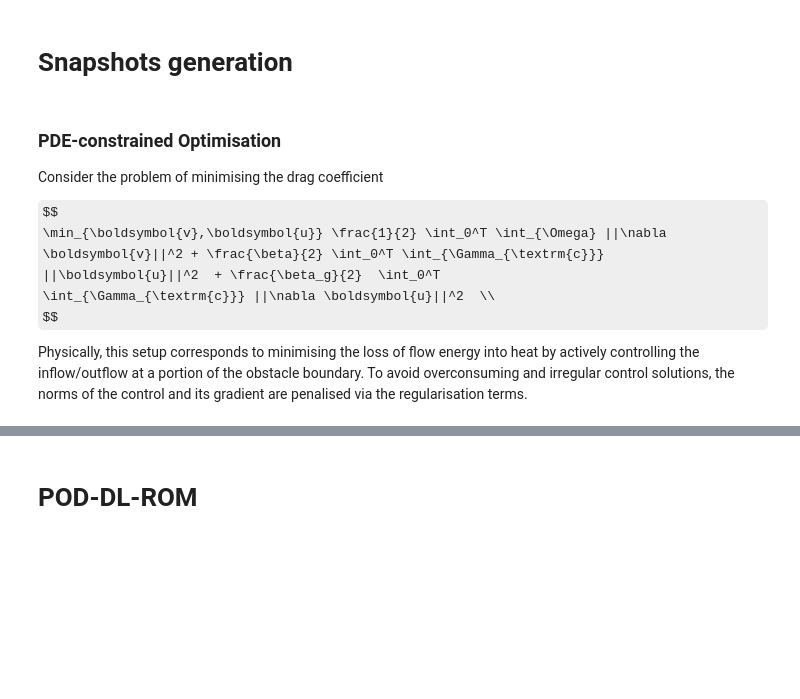
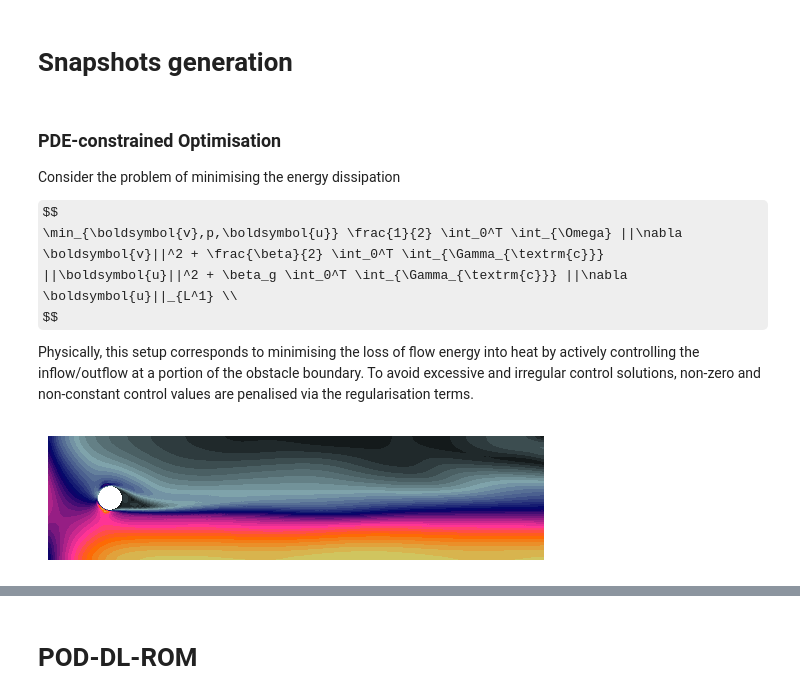
Before and after one commit to MatteoTomasetto/OCP-DL-ROM, a Jupyter notebook: UnsteadyFlowControl.ipynb, the cells around one changed output, grey strips where cells are left out. Drawn from its saved outputs; the diff is of its cells as text; code cells hidden in the pictures; some formulas as TeX source; blank space fills up the shorter version.

```diff
--- a/UnsteadyFlowControl.ipynb
+++ b/UnsteadyFlowControl.ipynb
@@ -255,14 +282,13 @@ plt.show()
 # %% [markdown]
 ### PDE-constrained Optimisation
 
-Consider the problem of minimising the drag coefficient
+Consider the problem of minimising the energy dissipation
 
 $$
-\min_{\boldsymbol{v},\boldsymbol{u}} \frac{1}{2} \int_0^T \int_{\Omega} ||\nabla \boldsymbol{v}||^2 + \frac{\beta}{2} \int_0^T \int_{\Gamma_{\textrm{c}}} ||\boldsymbol{u}||^2  + \frac{\beta_g}{2}  \int_0^T
-\int_{\Gamma_{\textrm{c}}} ||\nabla \boldsymbol{u}||^2  \\
+\min_{\boldsymbol{v},p,\boldsymbol{u}} \frac{1}{2} \int_0^T \int_{\Omega} ||\nabla \boldsymbol{v}||^2 + \frac{\beta}{2} \int_0^T \int_{\Gamma_{\textrm{c}}} ||\boldsymbol{u}||^2 + \beta_g \int_0^T \int_{\Gamma_{\textrm{c}}} ||\nabla \boldsymbol{u}||_{L^1} \\
 $$
 
-Physically, this setup corresponds to minimising the loss of flow energy into heat by actively controlling the inflow/outflow at a portion of the obstacle boundary. To avoid overconsuming and irregular control solutions, the norms of the control and its gradient are penalised via the regularisation terms.
+Physically, this setup corresponds to minimising the loss of flow energy into heat by actively controlling the inflow/outflow at a portion of the obstacle boundary. To avoid excessive and irregular control solutions, non-zero and non-constant control values are penalised via the regularisation terms.
 # %%
 # GENERATE SNAPSHOTS (SKIP THIS CELL IF DATA ALREADY AVAILABLE)
 
@@ -353,3 +376,11 @@ Data = np.load("%s.npz" % filename.replace(".npz",""))
 MU = CPU.tensor(Data["mu"])
 V = CPU.tensor(Data["y"])
 U = CPU.tensor(Data["u"])
+# %%
+# VELOCITY TRAJECTORY EXAMPLE
+
+whichtrajectory = 0
+
+trajectory_velocity(V[whichtrajectory])
+# %% [output]
+[figure, added]
```
Also changed, not shown: parts of 62 cells of this notebook, 10 other files.
